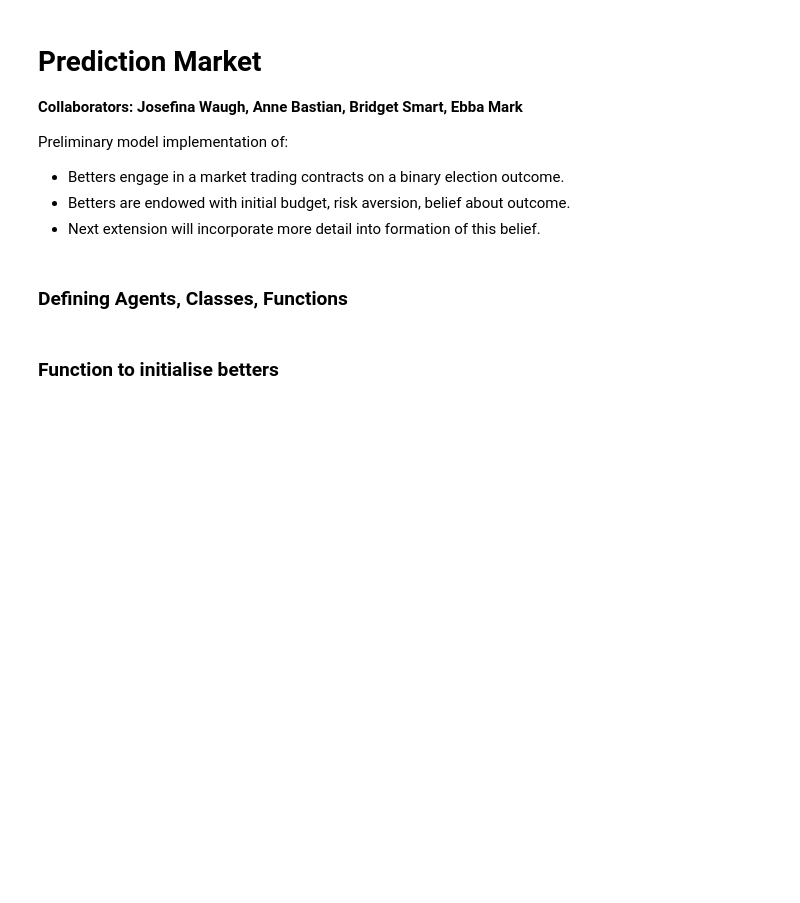
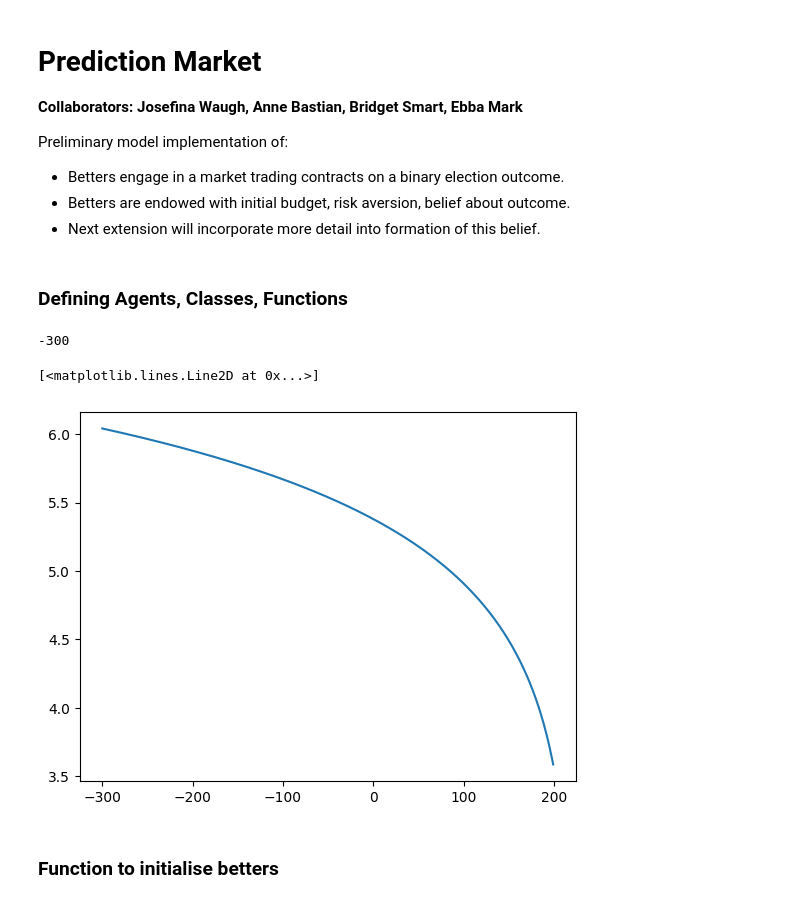
Before and after one commit to ebbam/power_prediction, a Jupyter notebook: code/main_predmkt.ipynb, the cells around one changed output. Drawn from its saved outputs; the diff is of its cells as text; code cells hidden in the pictures; blank space fills up the shorter version.

Commit message:
exp utility function working

```diff
--- a/code/main_predmkt.ipynb
+++ b/code/main_predmkt.ipynb
@@ -90,6 +89,30 @@ class better:
           self.market_valuation += (1-self.stubbornness)*(np.random.normal(true_value, 0.05) - self.market_valuation)
           # ensure value is within range [0,1]
           self.market_valuation = np.clip(self.market_valuation, 0, 1)
+# %%
+### TASK
+rho = 1
+mkt_val = 0.2
+mkt = 0.9
+budget = 200
+n_contracts = 100
+
+def exp_utility(mkt_val, rho, mkt, new_c, budget, contracts):
+    return mkt_val * utility(rho, budget - mkt*new_c + contracts + new_c) + ((1-mkt_val)*utility(rho, budget - mkt*new_c))
+
+def utility(rho, w):
+    if rho ==1:
+        return np.log(w)
+    else:
+        return (w**(1-self.risk_av))/(1-self.risk_av)
+
+testing_range_x = np.arange((-budget-n_contracts), budget) # does this range make sense?
+print(testing_range_x[np.argmax([exp_utility(mkt_val, rho, mkt, x, budget, n_contracts) for x in testing_range_x])])
+plt.plot(testing_range_x, [exp_utility(mkt_val, rho, mkt, x, budget, n_contracts) for x in testing_range_x])
+# %% [output]
+-300
+[<matplotlib.lines.Line2D at 0x...>]
+[figure, added]
 # %% [markdown]
 ### Function to initialise betters
 # %%
```
Also changed, not shown: parts of 2 cells of this notebook.
